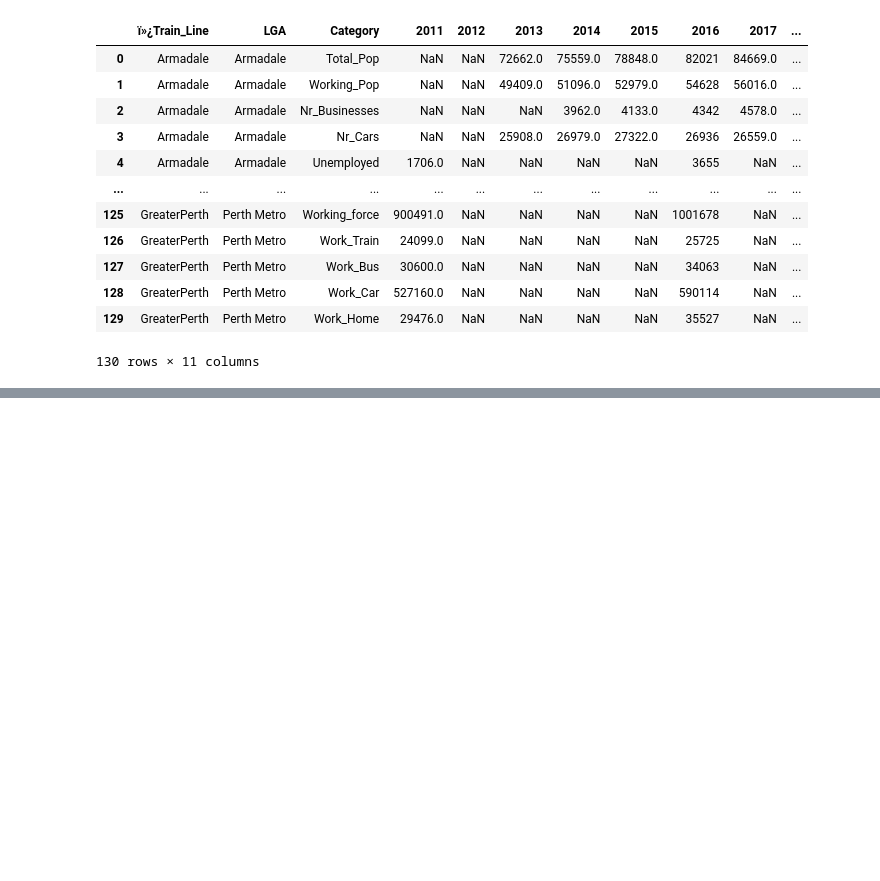
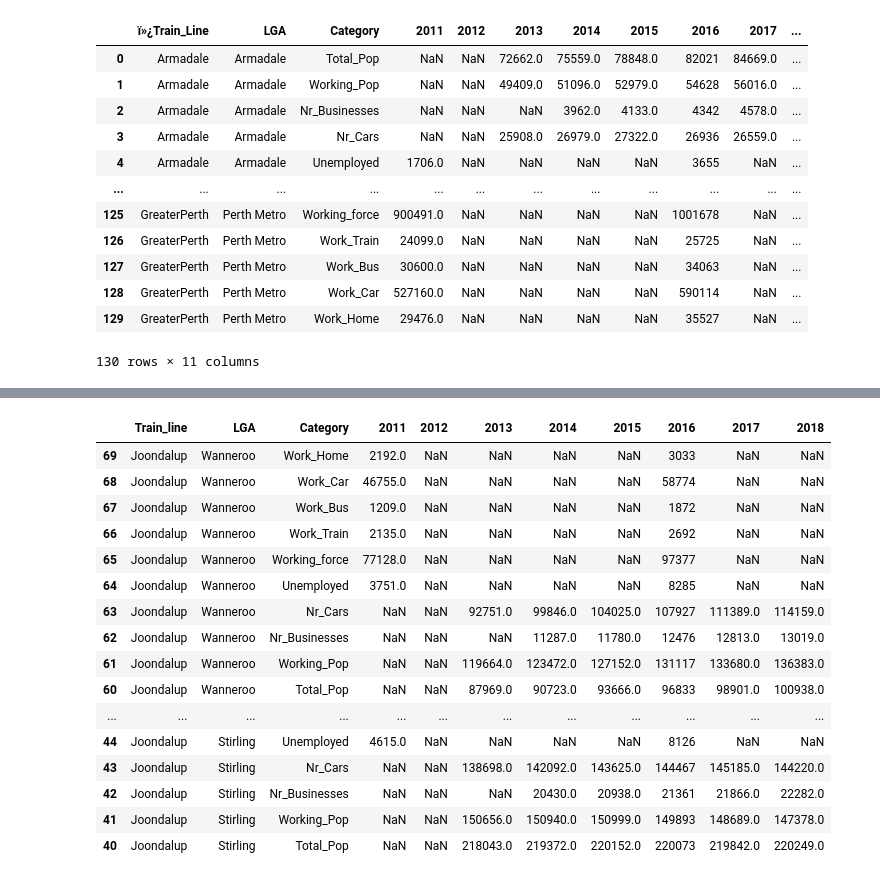
Before and after one commit to thawk18/Pytrio, a Jupyter notebook: public_transport.ipynb, the cells around one changed output, grey strips where cells are left out. Cells and saved outputs as stored; diff of their text form; code cells hidden in the pictures; blank space fills up the shorter version.

```diff
--- a/public_transport.ipynb
+++ b/public_transport.ipynb
@@ -135,0 +151,5 @@ Total_Pop_df
+# %%
+Demographics_df.rename(columns = {'ï»¿Train_Line':'Train_line'}, inplace = True)
+
+
+Demographics_df
@@ -135,0 +170,22 @@ Total_Pop_df
+# %%
+Armadale_line = Demographics_df[Demographics_df["Train_line"]=="Armadale"].sort_index(ascending=False)
+Mandurah_line = Demographics_df[Demographics_df["Train_line"]=="Mandurah"].sort_index(ascending=False)
+Joondalup_line = Demographics_df[Demographics_df["Train_line"]=="Joondalup"].sort_index(ascending=False)
+# %% [output]
+|  | Train_line | LGA | Category | 2011 | 2012 | 2013 | 2014 | 2015 | 2016 | 2017 | 2018 |
+| 69 | Joondalup | Wanneroo | Work_Home | 2192.0 | NaN | NaN | NaN | NaN | 3033 | NaN | NaN |
+| 68 | Joondalup | Wanneroo | Work_Car | 46755.0 | NaN | NaN | NaN | NaN | 58774 | NaN | NaN |
+| 67 | Joondalup | Wanneroo | Work_Bus | 1209.0 | NaN | NaN | NaN | NaN | 1872 | NaN | NaN |
+| 66 | Joondalup | Wanneroo | Work_Train | 2135.0 | NaN | NaN | NaN | NaN | 2692 | NaN | NaN |
+| 65 | Joondalup | Wanneroo | Working_force | 77128.0 | NaN | NaN | NaN | NaN | 97377 | NaN | NaN |
+| 64 | Joondalup | Wanneroo | Unemployed | 3751.0 | NaN | NaN | NaN | NaN | 8285 | NaN | NaN |
+| 63 | Joondalup | Wanneroo | Nr_Cars | NaN | NaN | 92751.0 | 99846.0 | 104025.0 | 107927 | 111389.0 | 114159.0 |
+| 62 | Joondalup | Wanneroo | Nr_Businesses | NaN | NaN | NaN | 11287.0 | 11780.0 | 12476 | 12813.0 | 13019.0 |
+| 61 | Joondalup | Wanneroo | Working_Pop | NaN | NaN | 119664.0 | 123472.0 | 127152.0 | 131117 | 133680.0 | 136383.0 |
+| 60 | Joondalup | Wanneroo | Total_Pop | NaN | NaN | 87969.0 | 90723.0 | 93666.0 | 96833 | 98901.0 | 100938.0 |
+| ... | ... | ... | ... | ... | ... | ... | ... | ... | ... | ... | ... |
+| 44 | Joondalup | Stirling | Unemployed | 4615.0 | NaN | NaN | NaN | NaN | 8126 | NaN | NaN |
+| 43 | Joondalup | Stirling | Nr_Cars | NaN | NaN | 138698.0 | 142092.0 | 143625.0 | 144467 | 145185.0 | 144220.0 |
+| 42 | Joondalup | Stirling | Nr_Businesses | NaN | NaN | NaN | 20430.0 | 20938.0 | 21361 | 21866.0 | 22282.0 |
+| 41 | Joondalup | Stirling | Working_Pop | NaN | NaN | 150656.0 | 150940.0 | 150999.0 | 149893 | 148689.0 | 147378.0 |
+| 40 | Joondalup | Stirling | Total_Pop | NaN | NaN | 218043.0 | 219372.0 | 220152.0 | 220073 | 219842.0 | 220249.0 |
```
Also changed, not shown: parts of 9 cells of this notebook.
